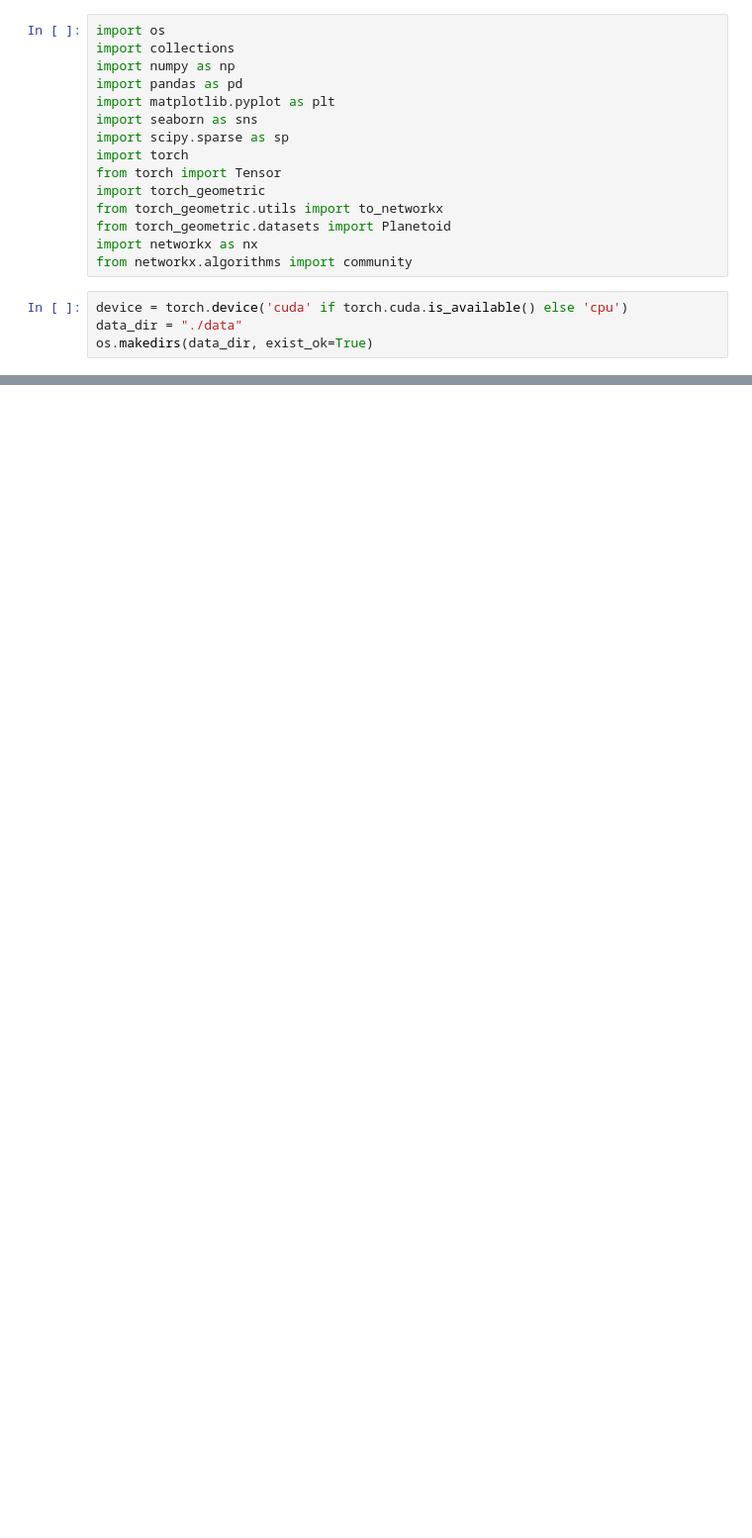
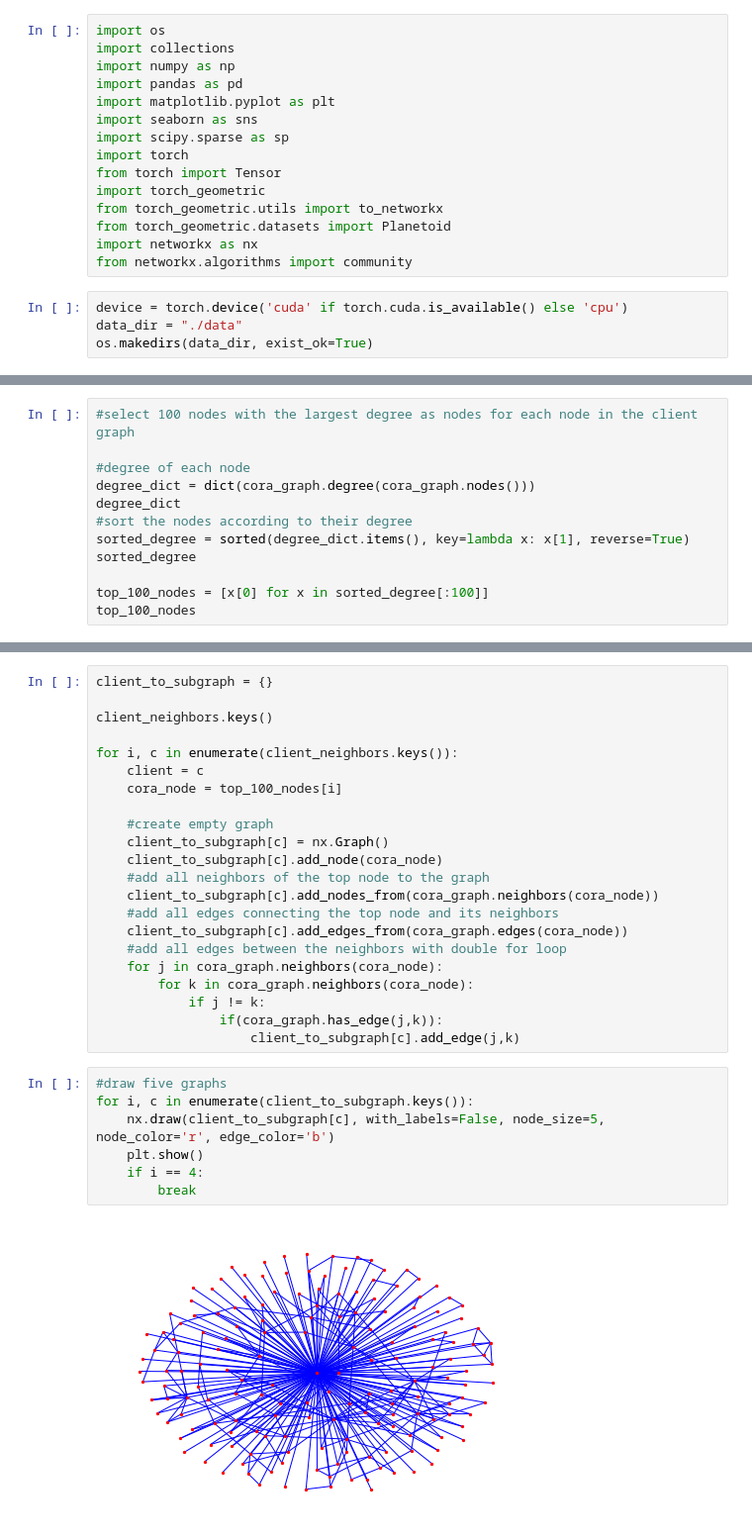
Before and after one commit to malvikavaidya/federated_gnns_project, a Jupyter notebook: cora_dataset.ipynb, the cells around one changed output, grey strips where cells are left out. Shown at 99% size. Saved outputs shown, nothing was run; the diff lists cells and outputs as text; blank space fills up the shorter version.

Commit message:
creating 100 subgraphs, calculating avg path length and avg degree, and creating matrix for common nodes between subgraphs

```diff
--- a/cora_dataset.ipynb
+++ b/cora_dataset.ipynb
@@ -37,0 +41,12 @@ Number of nodes: 2708
+# %%
+#select 100 nodes with the largest degree as nodes for each node in the client graph
+
+#degree of each node
+degree_dict = dict(cora_graph.degree(cora_graph.nodes()))
+degree_dict
+#sort the nodes according to their degree
+sorted_degree = sorted(degree_dict.items(), key=lambda x: x[1], reverse=True)
+sorted_degree
+
+top_100_nodes = [x[0] for x in sorted_degree[:100]]
+top_100_nodes
@@ -37,0 +71,31 @@ Number of nodes: 2708
+# %%
+client_to_subgraph = {}
+
+client_neighbors.keys()
+
+for i, c in enumerate(client_neighbors.keys()):
+    client = c
+    cora_node = top_100_nodes[i]
+
+    #create empty graph
+    client_to_subgraph[c] = nx.Graph()
+    client_to_subgraph[c].add_node(cora_node)
+    #add all neighbors of the top node to the graph
+    client_to_subgraph[c].add_nodes_from(cora_graph.neighbors(cora_node))
+    #add all edges connecting the top node and its neighbors
+    client_to_subgraph[c].add_edges_from(cora_graph.edges(cora_node))
+    #add all edges between the neighbors with double for loop
+    for j in cora_graph.neighbors(cora_node):
+        for k in cora_graph.neighbors(cora_node):
+            if j != k:
+                if(cora_graph.has_edge(j,k)):
+                    client_to_subgraph[c].add_edge(j,k)
+# %%
+#draw five graphs
+for i, c in enumerate(client_to_subgraph.keys()):
+    nx.draw(client_to_subgraph[c], with_labels=False, node_size=5, node_color='r', edge_color='b')
+    plt.show()
+    if i == 4:
+        break
+# %% [output]
+[figure, added]
```
Also changed, not shown: parts of 9 cells of this notebook.
